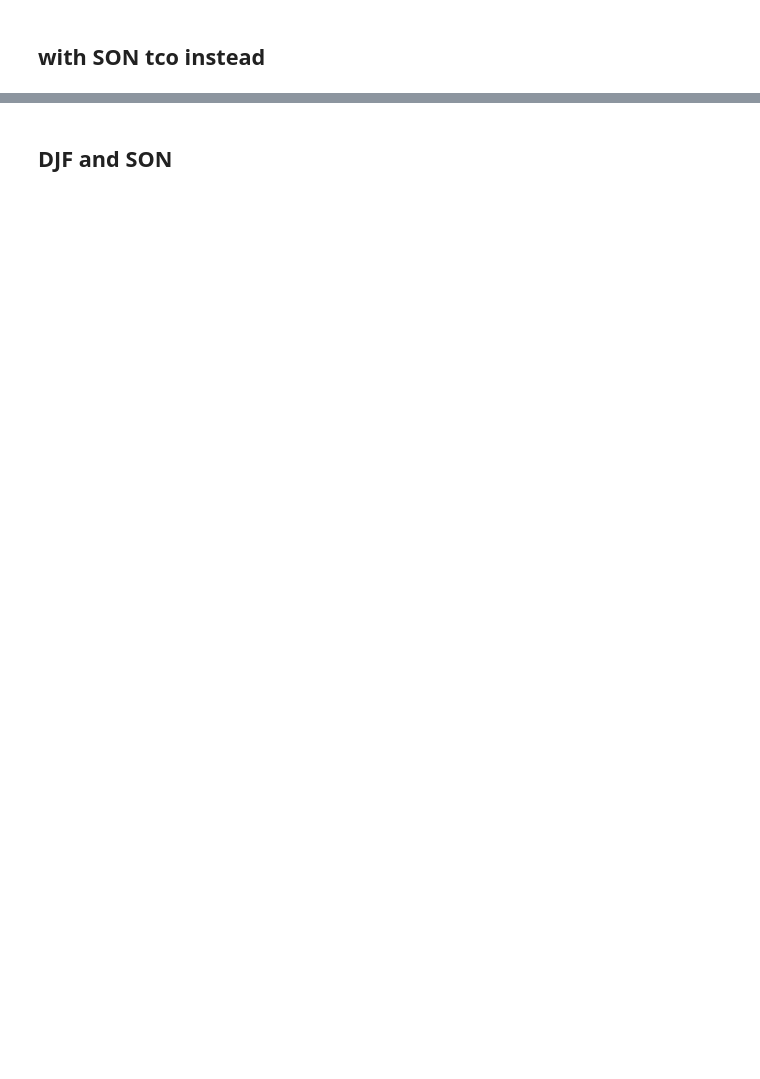
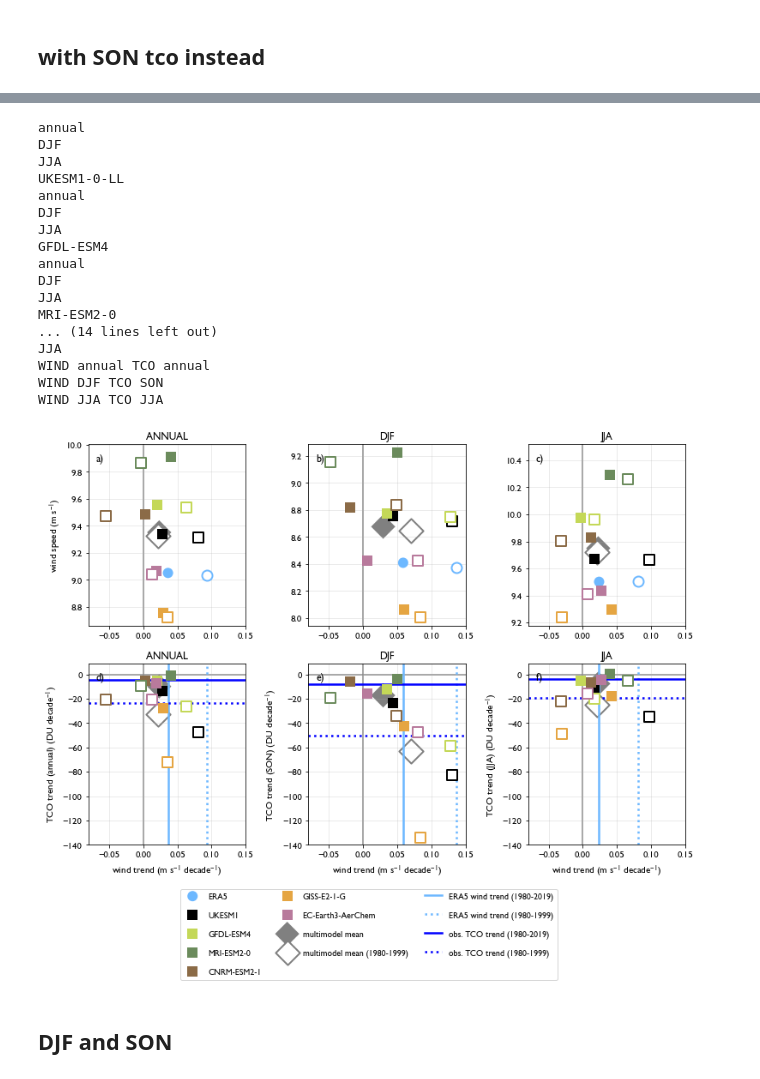
Before and after one commit to tjarnikova/windEval, a Jupyter notebook: plottingCode/F6_CMIP.ipynb, the cells around one changed output, grey strips where cells are left out. Cells and saved outputs as stored; diff of their text form; code cells hidden in the pictures; blank space fills up the shorter version.

```diff
--- a/plottingCode/F6_CMIP.ipynb
+++ b/plottingCode/F6_CMIP.ipynb
@@ -1612,7 +1700,7 @@ mmean = True
 # ============================================================================
 
 model_list = ['UKESM1-0-LL', 'GFDL-ESM4', \
-              'MRI-ESM2-0', 'CNRM-ESM2-1', 'GISS-E2-1-G']
+              'MRI-ESM2-0', 'CNRM-ESM2-1', 'GISS-E2-1-G','EC-Earth3-AerChem']
 
 # ============================================================================
 # Load satellite ozone data
@@ -1742,9 +1830,9 @@ def get_y_ranges_with_consistent_span(data_by_season):
 # Axis limits (editable)
 wind_trend_lim = (-0.08, 0.15)  # x-axis limits for wind trend
 mean_wind_lim = (7.8, 10.2)     # y-axis limits for mean wind speed
-tco_lim = (-140, 5)              # y-axis limits for TCO
+tco_lim = (-140, 9)              # y-axis limits for TCO
 
-fig, axs = plt.subplots(2, 3, figsize=(15*fact, 12*fact), facecolor='w')
+fig, axs = plt.subplots(2, 3, figsize=(15.5*fact, 12*fact), facecolor='w')
 
 # Subplot labels
 subplot_labels = ['a)', 'b)', 'c)', 'd)', 'e)', 'f)']
@@ -1975,34 +2063,53 @@ labels = []
 for model in ['ERA5'] + model_list:
     color = products[model]['color']
     marker = products[model]['marker']
     handles.append(plt.scatter([], [], c=color, marker=marker, s=ms**2, edgecolors='none'))
     labels.append(products[model]['name'])
 
 if mmean:
     handles.append(plt.scatter([], [], c='gray', marker='D', s=msm**2, edgecolors='none'))
     labels.append('multimodel mean')
 if mmean:
     handles.append(plt.scatter([], [], c='white', marker='D', s=msm**2, edgecolors='gray', linewidth=2))
     labels.append('multimodel mean (1980-1999)')
 
 # Add ERA5 and satellite TCO lines
 handles.append(plt.Line2D([0], [0], color=products['ERA5']['color'], linestyle='-', linewidth=2.5))
 labels.append('ERA5 wind trend (1980-2019)')
 handles.append(plt.Line2D([0], [0], color=products['ERA5']['color'], linestyle=':', linewidth=2.5))
 labels.append('ERA5 wind trend (1980-1999)')
 handles.append(plt.Line2D([0], [0], color='blue', linestyle='-', linewidth=2.5))
 labels.append('obs. TCO trend (1980-2019)')
 handles.append(plt.Line2D([0], [0], color='blue', linestyle=':', linewidth=2.5))
 labels.append('obs. TCO trend (1980-1999)')
 
 
 fig.legend(handles, labels, loc='lower center', fontsize=10,
-          bbox_to_anchor=(0.5, -0.05), frameon=True, ncol=3,
+          bbox_to_anchor=(0.5, -0.085), frameon=True, ncol=3,
           labelspacing=1.2, handletextpad=0.8)
 
 plt.tight_layout(rect=[0, 0.10, 1, 1])
 plt.savefig('./plts-gill/wind-tco-combined-SON.jpg', dpi=150, bbox_inches='tight')
 plt.show()
+# %% [output]
+annual
+DJF
+JJA
+UKESM1-0-LL
+annual
+DJF
+JJA
+GFDL-ESM4
+annual
+DJF
+JJA
+MRI-ESM2-0
+... (14 lines left out)
+JJA
+WIND annual TCO annual
+WIND DJF TCO SON
+WIND JJA TCO JJA
+[figure, added]
 # %% [markdown]
 ## DJF and SON
 # %%
```
Also changed, not shown: parts of 24 cells of this notebook.
